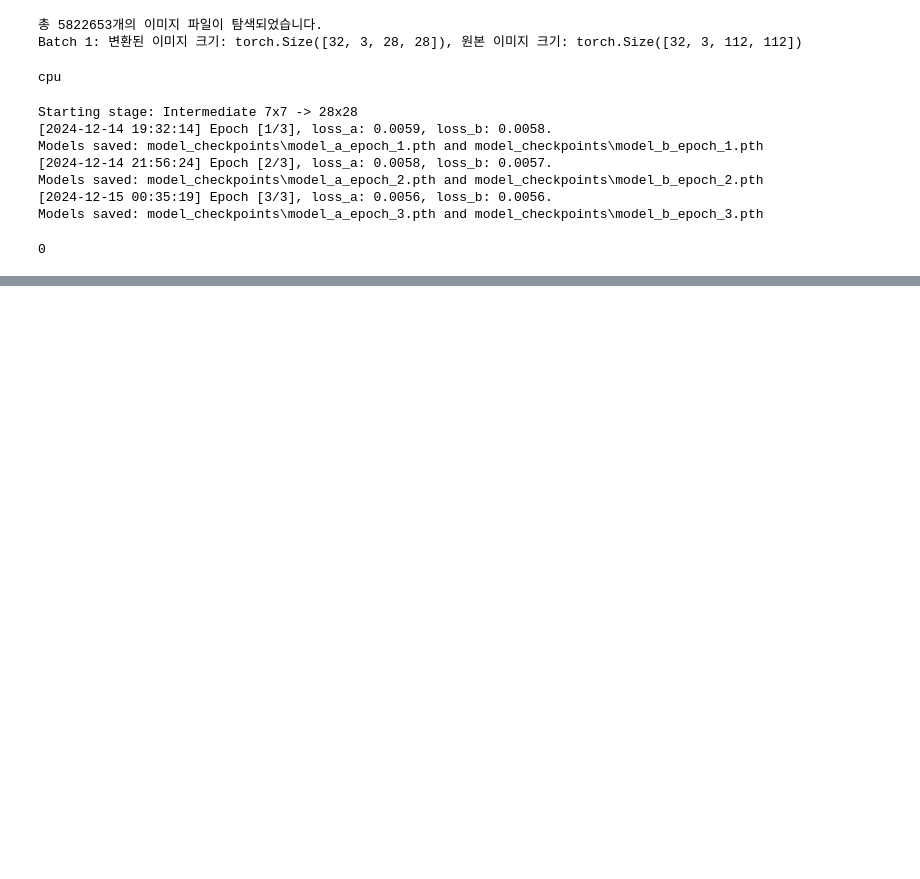
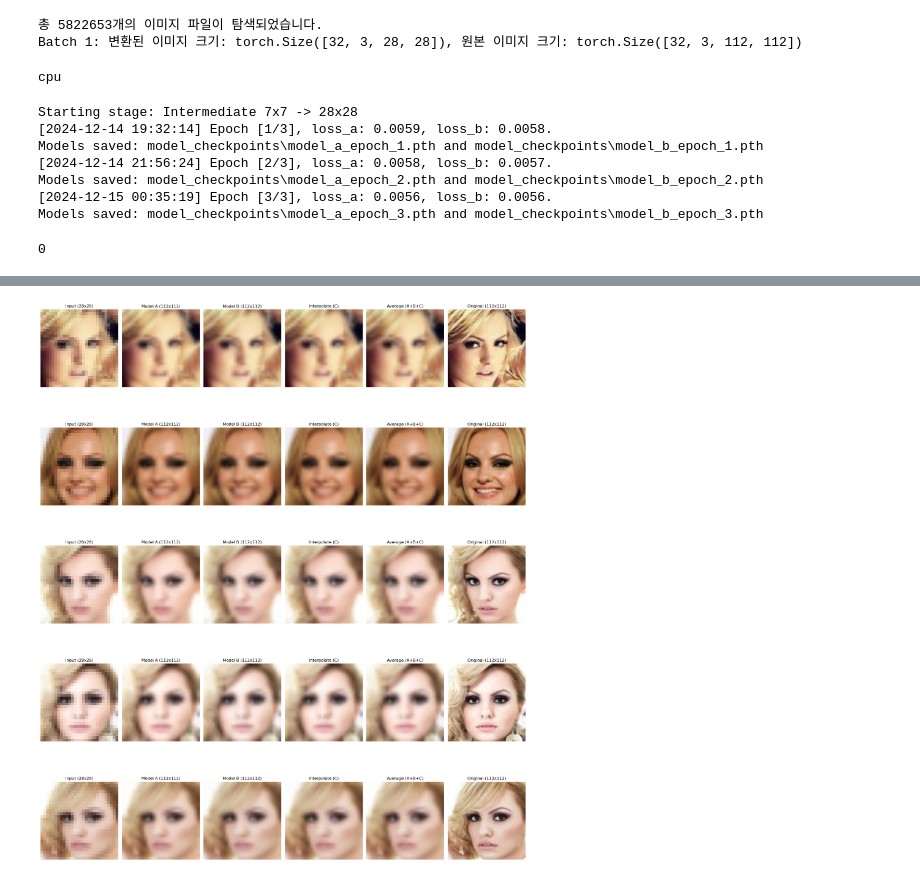
Before and after one commit to loading1031/machine-learning-lecture, a Jupyter notebook: final_test_color copy.ipynb, the cells around one changed output, grey strips where cells are left out. Saved outputs shown, nothing was run; the diff lists cells and outputs as text; code cells hidden in the pictures; blank space fills up the shorter version.

Commit message:
fix: color test 이전에는 흑백이였음음

```diff
--- a/final_test_color copy.ipynb
+++ b/final_test_color copy.ipynb
@@ -320,0 +327,83 @@ print(f"Models saved: {checkpoint_path_a} and {checkpoint_path_b}")
+# %%
+# 저장된 상태 로드
+save_dir = "model_checkpoints"
+
+checkpoint_path_a = os.path.join(save_dir, f"model_a_112x112.pth")
+checkpoint_path_b = os.path.join(save_dir, f"model_b_112x112.pth")
+
+checkpoint_a = torch.load(checkpoint_path_a)
+checkpoint_b = torch.load(checkpoint_path_b)
+
+model_a.load_state_dict(checkpoint_a['model_state_dict'])
+model_b.load_state_dict(checkpoint_b['model_state_dict'])
+
+model_a.eval()  # 평가 모드로 전환
+model_b.eval()
+
+final_resolution=112
+initial_resolution=28
+
+with torch.no_grad():  # 학습이 아니라 테스트이므로 gradient 계산 비활성화
+    for batch_idx, (test_data, original_data) in enumerate(data_loader):
+        # 데이터 준비
+        test_data = test_data.to(device)
+        original_data = original_data.to(device)
+
+        # 모델 출력
+        output_a_step1 = model_a(test_data)
+        output_a = model_a(output_a_step1)
+        output_b = model_b(test_data)
+
+        # 보조값 C 생성
+        high_res_c = nn.functional.interpolate(test_data, size=(final_resolution, final_resolution), mode='bilinear', align_corners=False)
+
+        # 평균값 계산
+        avg_output = (output_a + output_b + high_res_c) / 3
+
+        if batch_idx == 0:  # 첫 번째 배치에서만 시각화
+            # 시각화
+            plt.figure(figsize=(20, 25))
+            for i in range(5):  # 처음 5개의 샘플만 시각화
+                # Input (컬러 이미지)
+                plt.subplot(5, 6, i * 6 + 1)
+                plt.imshow(test_data[i].permute(1, 2, 0).cpu().numpy())
+                plt.title(f"Input ({initial_resolution}x{initial_resolution})")
+                plt.axis('off')
+
+                # Model A output (컬러 이미지)
+                plt.subplot(5, 6, i * 6 + 2)
+                plt.imshow(output_a[i].permute(1, 2, 0).cpu().numpy())
+                plt.title(f"Model A ({final_resolution}x{final_resolution})")
+                plt.axis('off')
+
+                # Model B output (컬러 이미지)
+                plt.subplot(5, 6, i * 6 + 3)
+                plt.imshow(output_b[i].permute(1, 2, 0).cpu().numpy())
+                plt.title(f"Model B ({final_resolution}x{final_resolution})")
+                plt.axis('off')
+
+                # Interpolated (C) (컬러 이미지)
+                plt.subplot(5, 6, i * 6 + 4)
+                plt.imshow(high_res_c[i].permute(1, 2, 0).cpu().numpy())
+                plt.title("Interpolate (C)")
+                plt.axis('off')
+
+                # Average output (컬러 이미지)
+                plt.subplot(5, 6, i * 6 + 5)
+                plt.imshow(avg_output[i].permute(1, 2, 0).cpu().numpy())
+                plt.title("Average (A+B+C)")
+                plt.axis('off')
+
+                # Original high resolution (컬러 이미지)
+                plt.subplot(5, 6, i * 6 + 6)
+                plt.imshow(original_data[i].permute(1, 2, 0).cpu().numpy())
+                plt.title("Original (112x112)")
+                plt.axis('off')
+
+            plt.tight_layout()
+            plt.show()
+
+        # 성능 평가 (예: MSE 계산)
+        mse_loss = nn.MSELoss()(avg_output, original_data)
+        print(f"Test batch [{batch_idx + 1}], MSE Loss: {mse_loss.item():.4f}")
+# %% [output]
@@ -320,0 +420 @@ print(f"Models saved: {checkpoint_path_a} and {checkpoint_path_b}")
+[figure, added]
```
Also changed, not shown: parts of 3 cells of this notebook.
